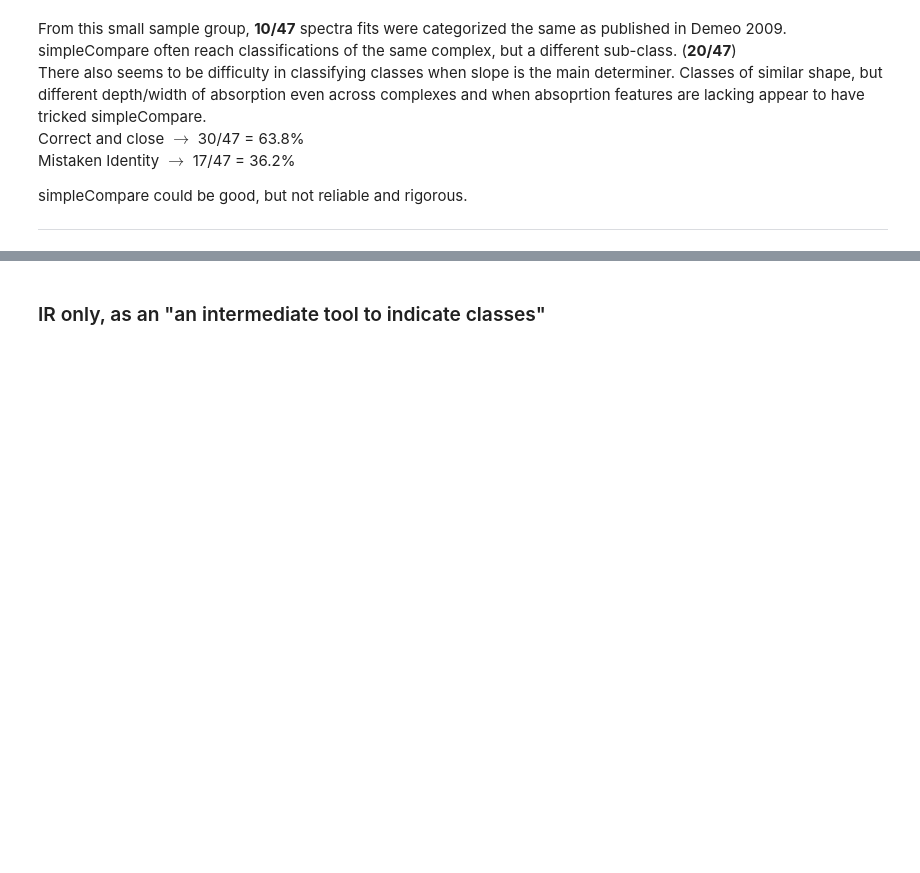
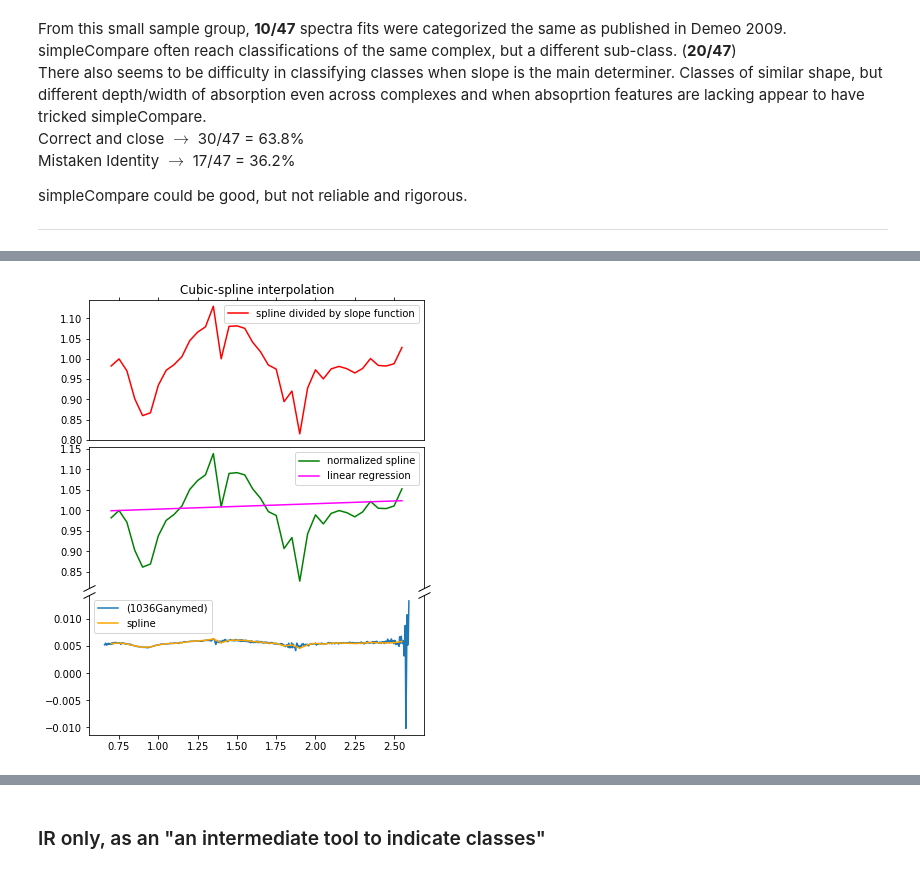
Before and after one commit to jcswong/splat_projects, a Jupyter notebook: AsteroidClassification/classifyAwsteroidV2.ipynb, the cells around one changed output, grey strips where cells are left out. Saved outputs shown, nothing was run; the diff lists cells and outputs as text; code cells hidden in the pictures; blank space fills up the shorter version.

```diff
--- a/AsteroidClassification/classifyAwsteroidV2.ipynb
+++ b/AsteroidClassification/classifyAwsteroidV2.ipynb
@@ -220,0 +328,51 @@ ___
+# %%
+# into two portions - use the top (ax1) for the outliers, and the bottom
+# (ax2) for the details of the majority of our data
+fig, (ax1, ax2, ax3) = plt.subplots(3, 1, figsize=(6, 8), sharex=True)
+fig.subplots_adjust(hspace=0.05)  # adjust space between axes
+
+# plot the same data on both axes
+ax2.plot(xxnew, yynew, color='green')
+ax2.plot(xxnew, regress_line, c = 'magenta')
+ax1.plot(xxnew, yynew/regress_line, c = 'red')
+ax3.plot(x,y)
+ax3.plot(xx, yy, c = 'orange')
+
+ax1.set_title('Cubic-spline interpolation')
+ax1.legend(['spline divided by slope function'])
+ax2.legend(['normalized spline','linear regression'])
+ax3.legend([ '(1036Ganymed)','spline'])
+# zoom-in / limit the view to different portions of the data
+# ax2.set_ylim(.78, 1.2)  # outliers only
+# ax3.set_ylim(-0.002, 0.012)  # most of the data
+
+# hide the spines between ax and ax2
+# ax1.spines['bottom'].set_visible(False)
+ax2.spines['bottom'].set_visible(False)
+# ax2.spines['top'].set_visible(False)
+ax3.spines['top'].set_visible(False)
+ax1.xaxis.tick_top()
+ax2.xaxis.set_visible(False)
+ax1.tick_params(labeltop=False)  # don't put tick labels at the top
+ax3.xaxis.tick_bottom()
+
+# Now, let's turn towards the cut-out slanted lines.
+# We create line objects in axes coordinates, in which (0,0), (0,1),
+# (1,0), and (1,1) are the four corners of the axes.
+# The slanted lines themselves are markers at those locations, such that the
+# lines keep their angle and position, independent of the axes size or scale
+# Finally, we need to disable clipping.
+
+d = .5  # proportion of vertical to horizontal extent of the slanted line
+kwargs = dict(marker=[(-1, -d), (1, d)], markersize=12,
+              linestyle="none", color='k', mec='k', mew=1, clip_on=False)
+# ax1.plot([0, 1], [0, 0], transform=ax1.transAxes, **kwargs)
+# ax2.plot([0, 1], [1, 1], transform=ax2.transAxes, **kwargs)
+ax2.plot([0, 1], [0, 0], transform=ax2.transAxes, **kwargs)
+ax3.plot([0, 1], [1, 1], transform=ax3.transAxes, **kwargs)
+
+
+plt.show()
+fig.savefig('demeo_data_prep_divide_slope.png')
+# %% [output]
+[figure, added]
```
Also changed, not shown: parts of 46 cells of this notebook, 3 other files.
